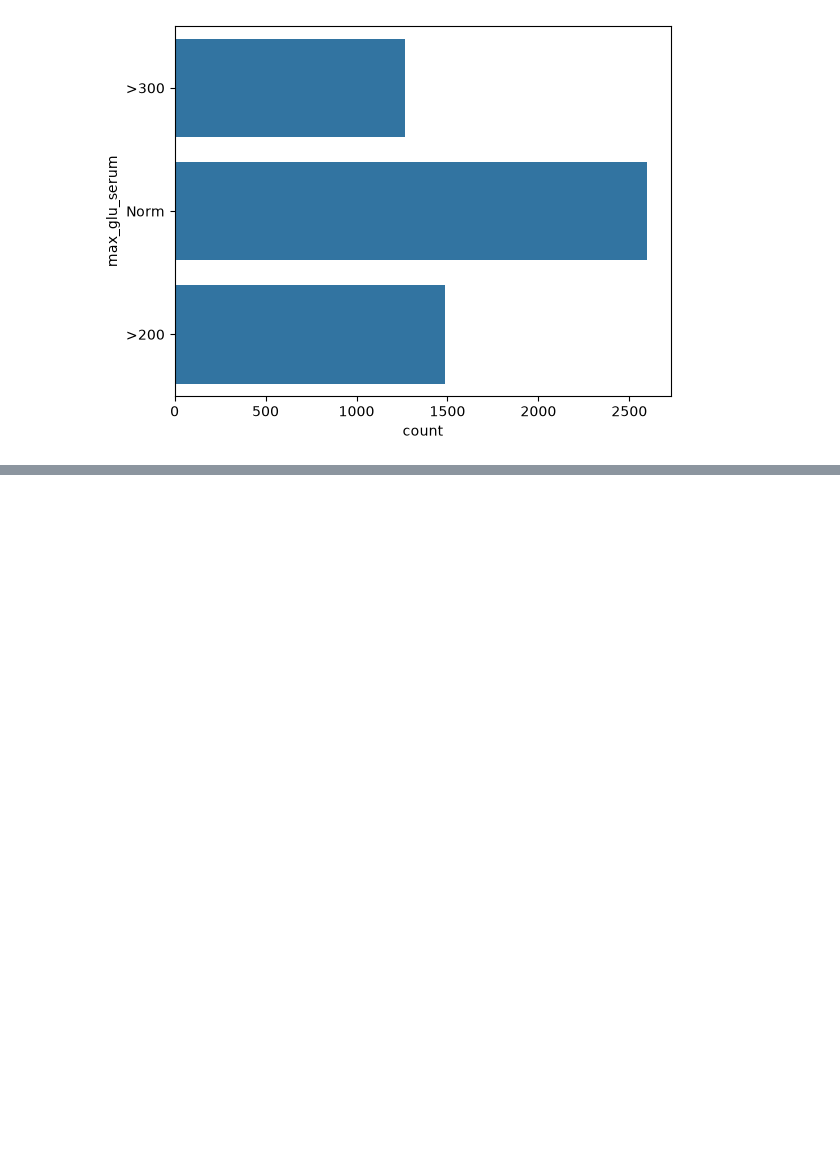
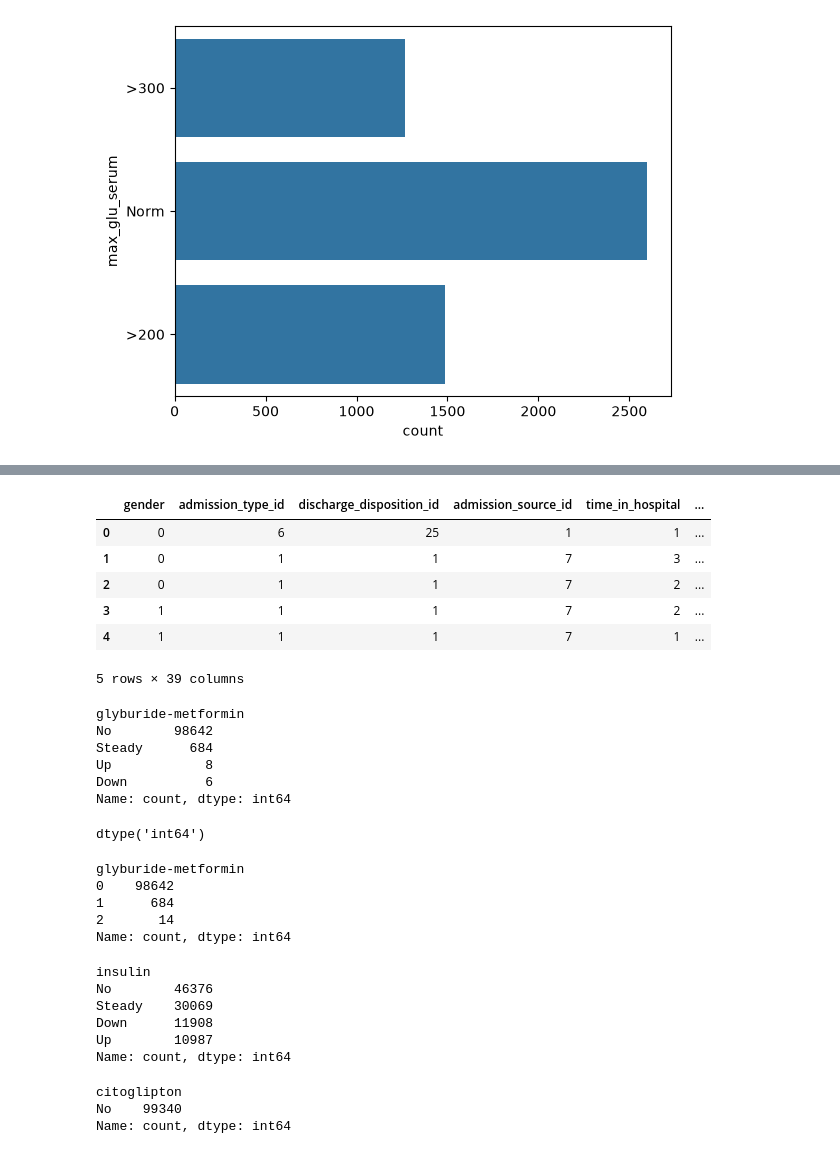
Before and after one commit to bhumitsingh856-cyber/Readmission-Risk-Planner, a Jupyter notebook: model/notebook/eda.ipynb, the cells around one changed output, grey strips where cells are left out. Cells and saved outputs as stored; diff of their text form; code cells hidden in the pictures; blank space fills up the shorter version.

```diff
--- a/model/notebook/eda.ipynb
+++ b/model/notebook/eda.ipynb
@@ -156,0 +553,10 @@ sns.countplot(y=df['max_glu_serum'])
+# %%
+df.head()
+# %% [output]
+|  | gender | admission_type_id | discharge_disposition_id | admission_source_id | time_in_hospital | ... |
+| 0 | 0 | 6 | 25 | 1 | 1 | ... |
+| 1 | 0 | 1 | 1 | 7 | 3 | ... |
+| 2 | 0 | 1 | 1 | 7 | 2 | ... |
+| 3 | 1 | 1 | 1 | 7 | 2 | ... |
+| 4 | 1 | 1 | 1 | 7 | 1 | ... |
+5 rows × 39 columns
@@ -156,0 +570,10 @@ sns.countplot(y=df['max_glu_serum'])
+# %%
+
+df['glyburide-metformin'].value_counts()
+# %% [output]
+glyburide-metformin
+No        98642
+Steady      684
+Up            8
+Down          6
+Name: count, dtype: int64
@@ -156,0 +584,27 @@ sns.countplot(y=df['max_glu_serum'])
+# %%
+df['glyburide-metformin'].dtype
+# %% [output]
+dtype('int64')
+# %%
+df['glyburide-metformin'].value_counts()
+# %% [output]
+glyburide-metformin
+0    98642
+1      684
+2       14
+Name: count, dtype: int64
+# %%
+df['insulin'].value_counts()
+# %% [output]
+insulin
+No        46376
+Steady    30069
+Down      11908
+Up        10987
+Name: count, dtype: int64
+# %%
+df['citoglipton'].value_counts()
+# %% [output]
+citoglipton
+No    99340
+Name: count, dtype: int64
```
Also changed, not shown: parts of 53 cells of this notebook.
